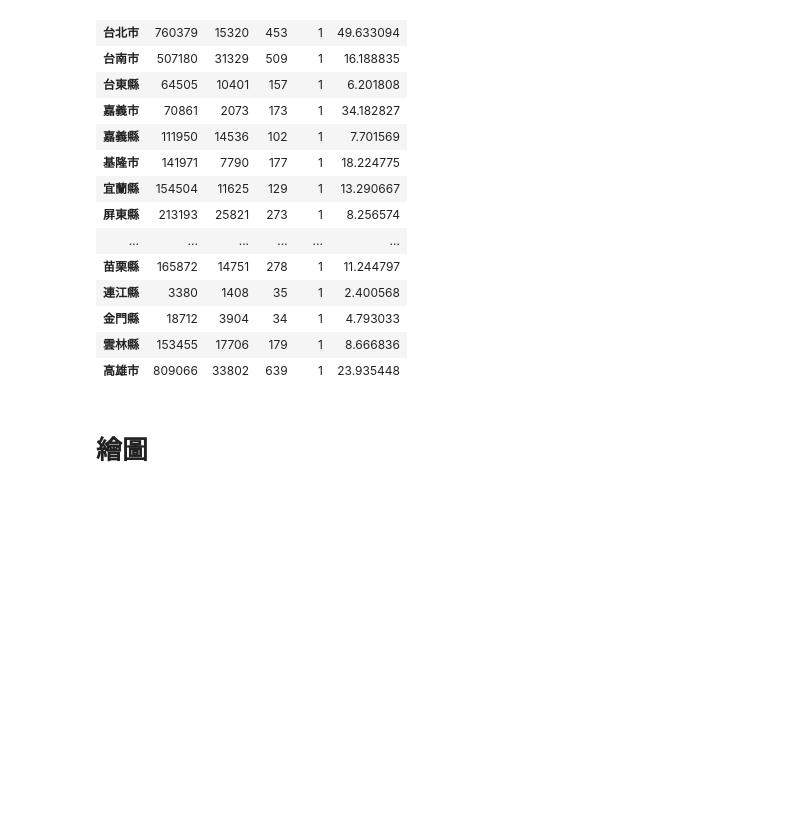
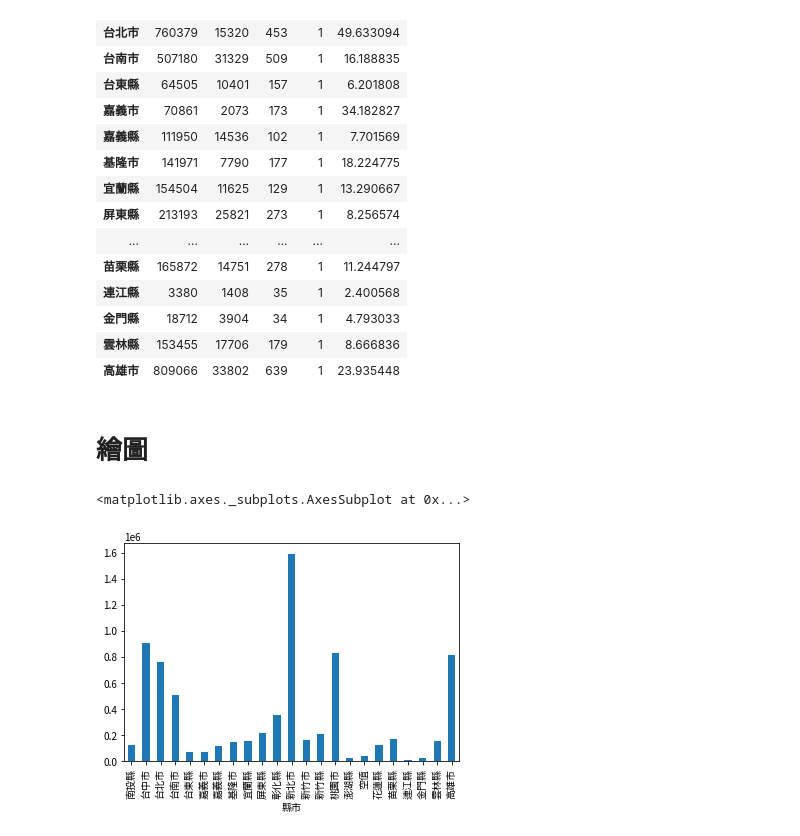
Before and after one commit to chihchao/pythonAssignment, a Jupyter notebook: pandas_covid19.ipynb, the cells around one changed output. Cells and saved outputs as stored; diff of their text form; code cells hidden in the pictures; blank space fills up the shorter version.

```diff
--- a/pandas_covid19.ipynb
+++ b/pandas_covid19.ipynb
@@ -240,0 +243,11 @@ df.groupby('縣市')['確定病例數'].agg(['sum','count','max','min','mean'])
+# %%
+import matplotlib as mpl
+import matplotlib.pyplot as plt
+import matplotlib.font_manager as font
+font.fontManager.addfont('taipei_sans_tc_beta.ttf')
+mpl.rc('font', family='Taipei Sans TC Beta')
+
+df.groupby('縣市')['確定病例數'].sum().plot(kind='bar')
+# %% [output]
+<matplotlib.axes._subplots.AxesSubplot at 0x...>
+[figure, added]
```
Also changed, not shown: parts of 1 cell of this notebook.
